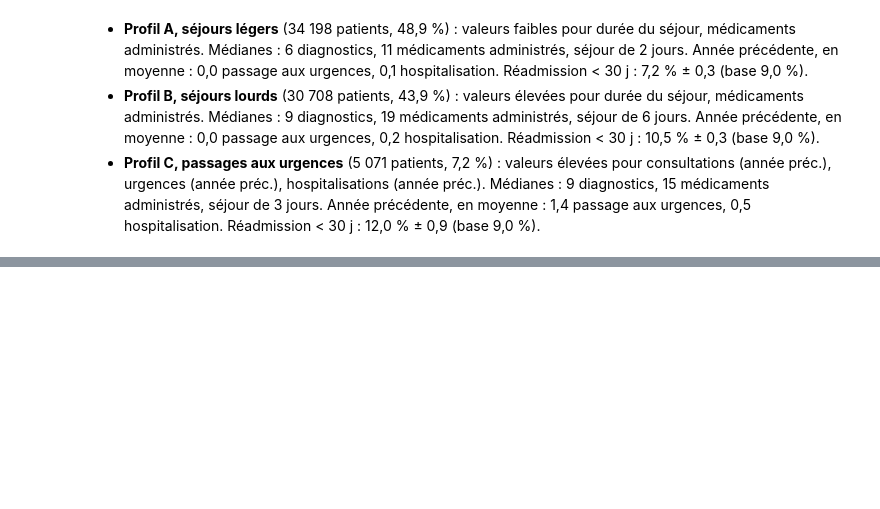
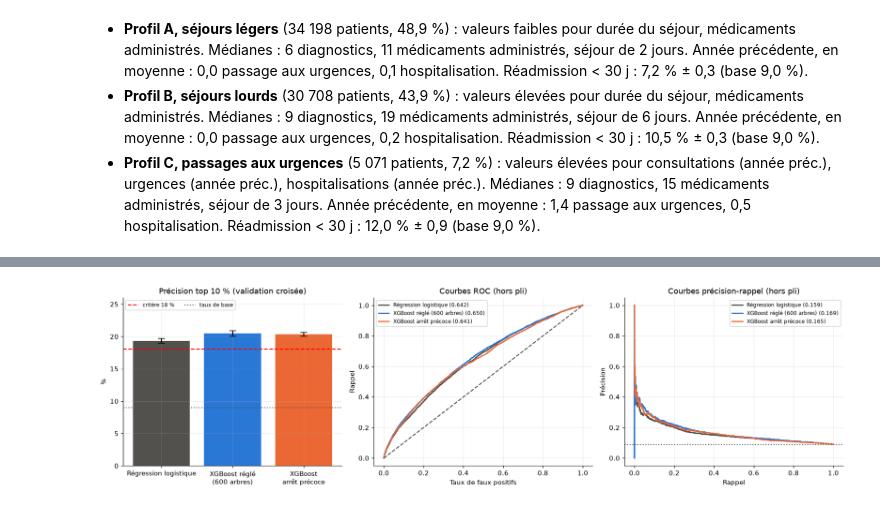
Before and after one commit to YoussefAbbes/notebook-dynamika-diabetes, a Jupyter notebook: analysis/notebook_diabetes_dynamika.ipynb, the cells around one changed output, grey strips where cells are left out. Drawn from its saved outputs; the diff is of its cells as text; code cells hidden in the pictures; blank space fills up the shorter version.

```diff
--- a/analysis/notebook_diabetes_dynamika.ipynb
+++ b/analysis/notebook_diabetes_dynamika.ipynb
@@ -634,0 +708,27 @@ display(Markdown("\n".join(phrases)))
+# %%
+# les trois modèles en validation croisée : précision top 10 %, courbes ROC et précision-rappel hors pli
+couleurs_m = dict(zip(modeles, [GRIS, BLEU, ORANGE]))
+fig, ax = plt.subplots(1, 3, figsize=(16, 4.5))
+
+ax[0].bar(range(3), cv_tab["top 10 % (moy.)"], yerr=cv_tab["± erreur-type"], capsize=5, color=list(couleurs_m.values()))
+ax[0].axhline(18, ls="--", color="red", label="critère 18 %")
+ax[0].axhline(y_train.mean() * 100, ls=":", color=GRIS, label="taux de base")
+ax[0].set_xticks(range(3), [n.replace(" (", "\n(").replace(" arrêt", "\narrêt") for n in cv_tab["modèle"]])
+ax[0].set(title="Précision top 10 % (validation croisée)", ylabel="%", ylim=(0, 26))
+ax[0].legend(fontsize=8, loc="upper left", ncols=2)
+
+for n, s in oof.items():
+    fpr, tpr, _ = roc_curve(y_train, s)
+    ax[1].plot(fpr, tpr, color=couleurs_m[n], lw=1.8, label=f"{n} ({roc_auc_score(y_train, s):.3f})")
+    pr, rc, _ = precision_recall_curve(y_train, s)
+    ax[2].plot(rc, pr, color=couleurs_m[n], lw=1.8, label=f"{n} ({average_precision_score(y_train, s):.3f})")
+ax[1].plot([0, 1], [0, 1], "--", color=GRIS)
+ax[1].set(title="Courbes ROC (hors pli)", xlabel="Taux de faux positifs", ylabel="Rappel")
+ax[2].axhline(y_train.mean(), ls=":", color=GRIS)
+ax[2].set(title="Courbes précision-rappel (hors pli)", xlabel="Rappel", ylabel="Précision")
+ax[1].legend(fontsize=8)
+ax[2].legend(fontsize=8)
+fig.tight_layout()
+plt.show()
+# %% [output]
+[figure, added]
```
Also changed, not shown: parts of 15 cells of this notebook, 1 other file.
